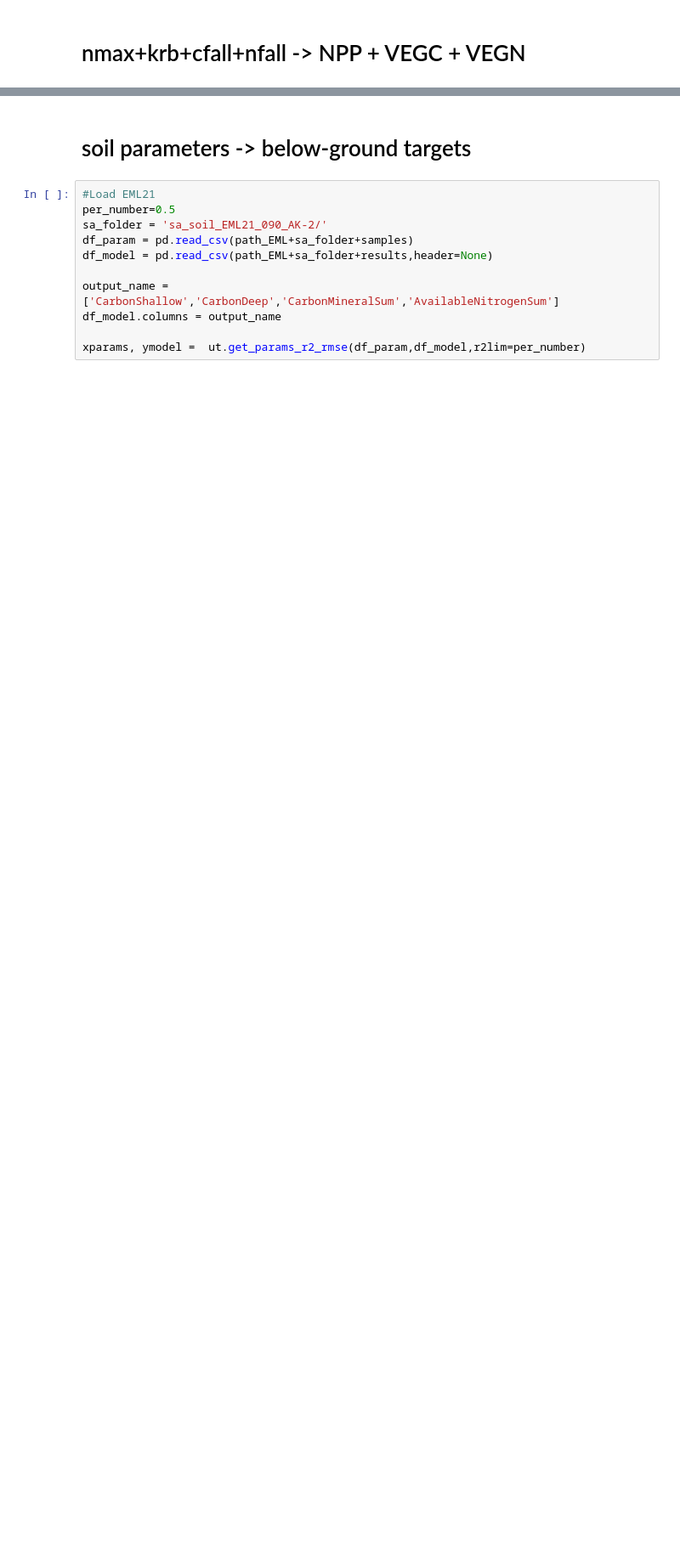
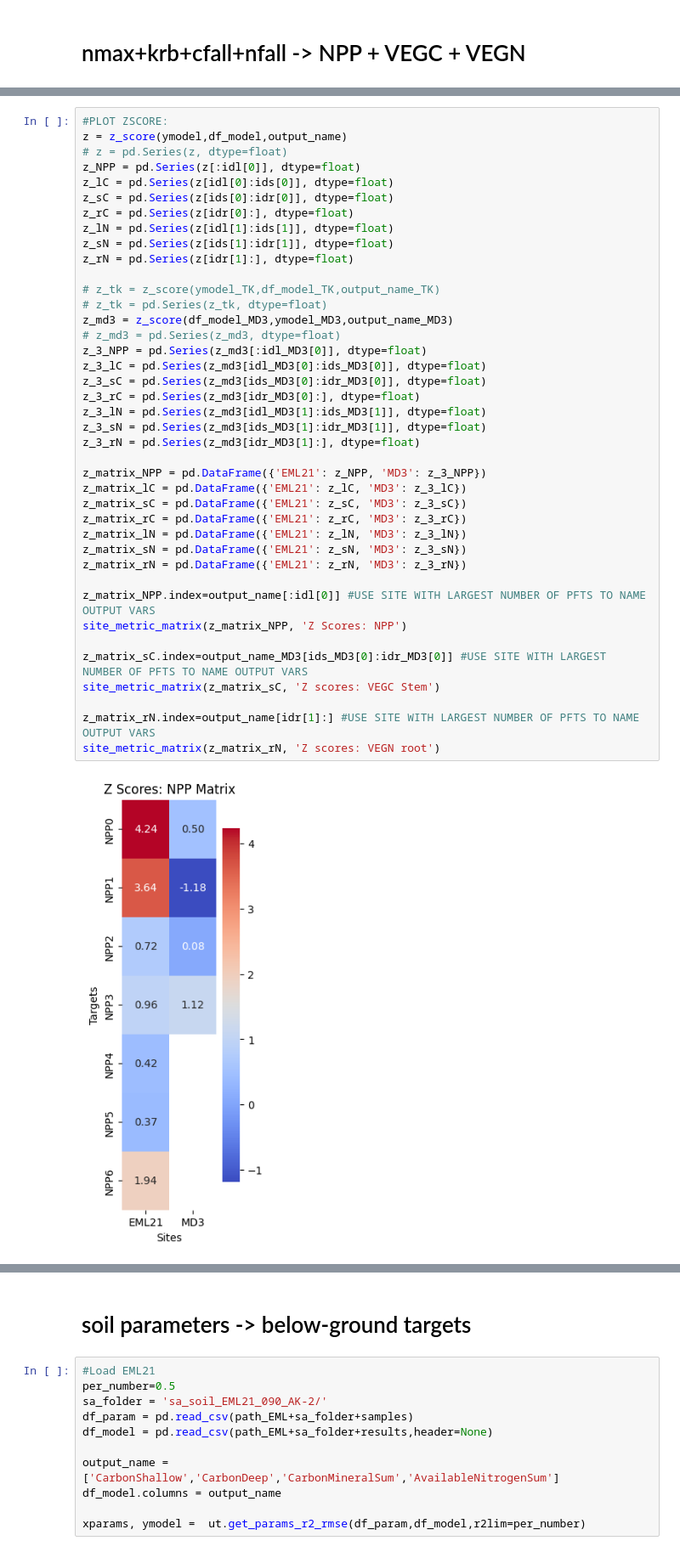
Before and after one commit to whrc/MADS-TEM-calibration, a Jupyter notebook: Paper_Figures.ipynb, the cells around one changed output, grey strips where cells are left out. Shown: that part at 85% size. Cells and saved outputs as stored; diff of their text form; blank space fills up the shorter version.

```diff
--- a/Paper_Figures.ipynb
+++ b/Paper_Figures.ipynb
@@ -349,0 +370,42 @@ site_metric_matrix(z_matrix.iloc[4:,:], 'Z-score')
+# %%
+#PLOT ZSCORE:
+z = z_score(ymodel,df_model,output_name)
+# z = pd.Series(z, dtype=float)
+z_NPP = pd.Series(z[:idl[0]], dtype=float)
+z_lC = pd.Series(z[idl[0]:ids[0]], dtype=float)
+z_sC = pd.Series(z[ids[0]:idr[0]], dtype=float)
+z_rC = pd.Series(z[idr[0]:], dtype=float)
+z_lN = pd.Series(z[idl[1]:ids[1]], dtype=float)
+z_sN = pd.Series(z[ids[1]:idr[1]], dtype=float)
+z_rN = pd.Series(z[idr[1]:], dtype=float)
+
+# z_tk = z_score(ymodel_TK,df_model_TK,output_name_TK)
+# z_tk = pd.Series(z_tk, dtype=float)
+z_md3 = z_score(df_model_MD3,ymodel_MD3,output_name_MD3)
+# z_md3 = pd.Series(z_md3, dtype=float)
+z_3_NPP = pd.Series(z_md3[:idl_MD3[0]], dtype=float)
+z_3_lC = pd.Series(z_md3[idl_MD3[0]:ids_MD3[0]], dtype=float)
+z_3_sC = pd.Series(z_md3[ids_MD3[0]:idr_MD3[0]], dtype=float)
+z_3_rC = pd.Series(z_md3[idr_MD3[0]:], dtype=float)
+z_3_lN = pd.Series(z_md3[idl_MD3[1]:ids_MD3[1]], dtype=float)
+z_3_sN = pd.Series(z_md3[ids_MD3[1]:idr_MD3[1]], dtype=float)
+z_3_rN = pd.Series(z_md3[idr_MD3[1]:], dtype=float)
+
+z_matrix_NPP = pd.DataFrame({'EML21': z_NPP, 'MD3': z_3_NPP})
+z_matrix_lC = pd.DataFrame({'EML21': z_lC, 'MD3': z_3_lC})
+z_matrix_sC = pd.DataFrame({'EML21': z_sC, 'MD3': z_3_sC})
+z_matrix_rC = pd.DataFrame({'EML21': z_rC, 'MD3': z_3_rC})
+z_matrix_lN = pd.DataFrame({'EML21': z_lN, 'MD3': z_3_lN})
+z_matrix_sN = pd.DataFrame({'EML21': z_sN, 'MD3': z_3_sN})
+z_matrix_rN = pd.DataFrame({'EML21': z_rN, 'MD3': z_3_rN})
+
+z_matrix_NPP.index=output_name[:idl[0]] #USE SITE WITH LARGEST NUMBER OF PFTS TO NAME OUTPUT VARS
+site_metric_matrix(z_matrix_NPP, 'Z Scores: NPP')
+
+z_matrix_sC.index=output_name_MD3[ids_MD3[0]:idr_MD3[0]] #USE SITE WITH LARGEST NUMBER OF PFTS TO NAME OUTPUT VARS
+site_metric_matrix(z_matrix_sC, 'Z scores: VEGC Stem')
+
+z_matrix_rN.index=output_name[idr[1]:] #USE SITE WITH LARGEST NUMBER OF PFTS TO NAME OUTPUT VARS
+site_metric_matrix(z_matrix_rN, 'Z scores: VEGN root')
+# %% [output]
+[figure, added]
```
Also changed, not shown: parts of 5 cells of this notebook.
